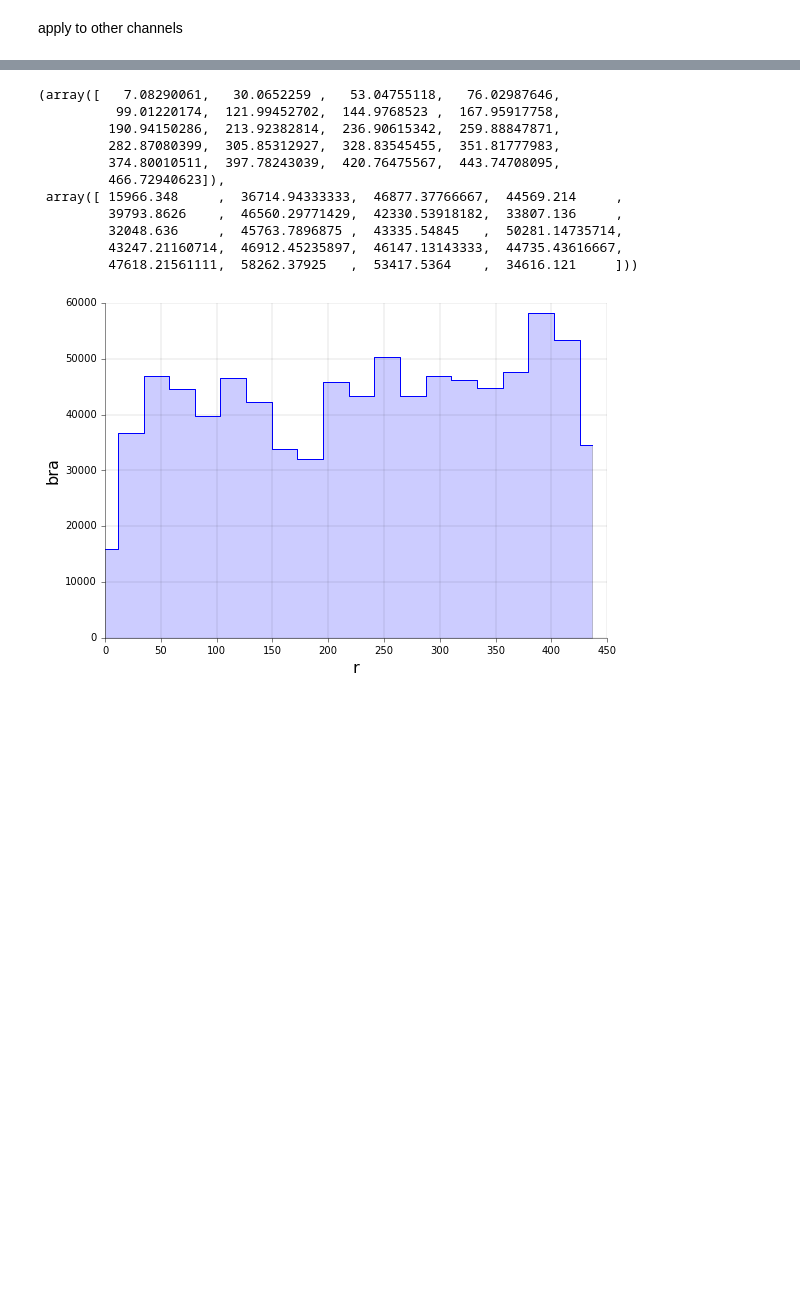
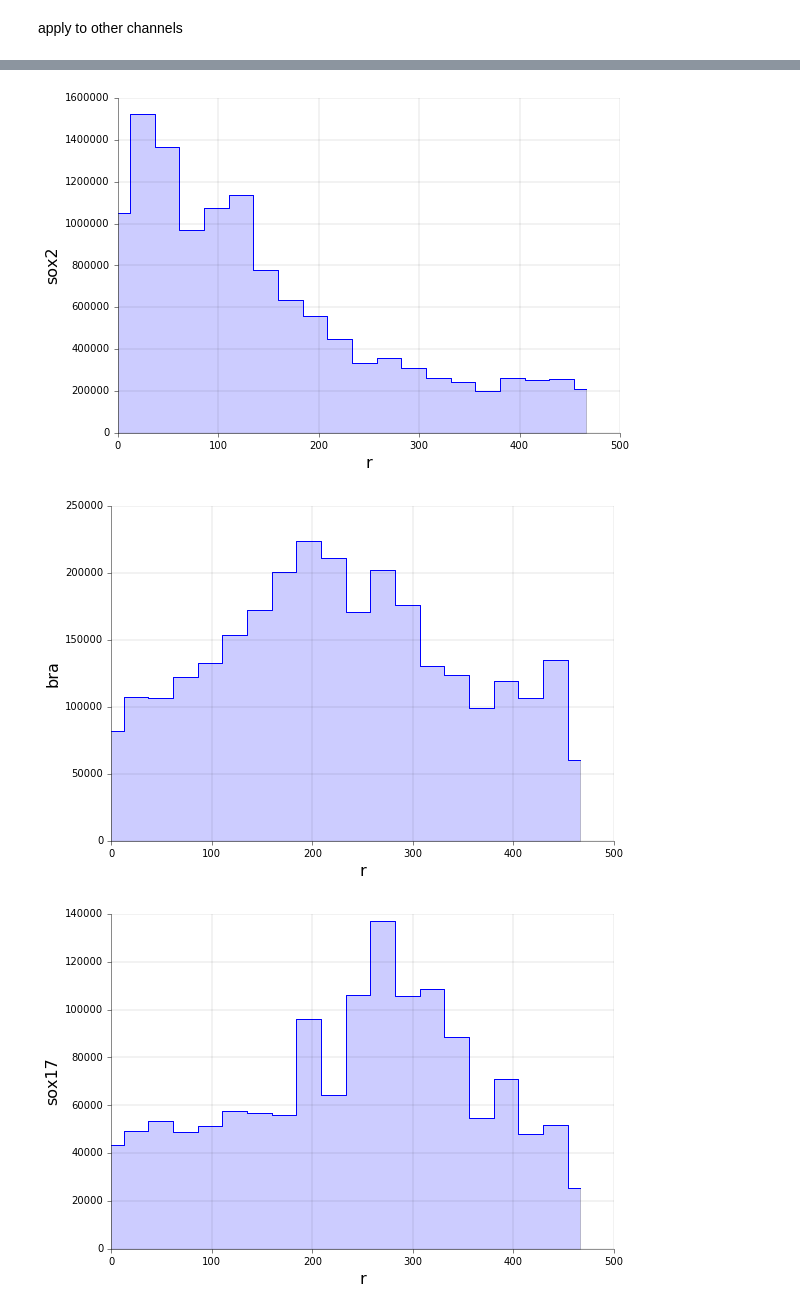
Before and after one commit to jjmetzger/stemcell_segmentation, a Jupyter notebook: watershed3d.ipynb, the cells around one changed output, grey strips where cells are left out. Drawn from its saved outputs; the diff is of its cells as text; code cells hidden in the pictures; blank space fills up the shorter version.

Commit message:
fix radial_plot

```diff
--- a/watershed3d.ipynb
+++ b/watershed3d.ipynb
@@ -15,7 +15,8 @@ from matplotlib.pylab import imshow, plot, subplots, hist, scatter, bar, step
 # %% [markdown]
 load file
 # %%
-filename = '/Users/jakob/Documents/RU/Data/ufo_min/T0127/UFO20150807_stitched001_T0127_c1.tif'
+filename = '/Users/jakob/Documents/RU/Data/ufo_min/T0162/UFO20150807_stitched001_T0162_c1.tif'
+# filename = '/Users/jakob/Documents/RU/Data/ufo_min/T0127/UFO20150807_stitched001_T0127_c1.tif'
 # filename = '/Users/jakob/Documents/RU/Data/ufo_min/T0050/UFO20150807_stitched001_T0050_c1.tif'
 # filename = '/Users/jakob/Documents/RU/Data/mouse_example/C1-Brachy_568_FoxA2_488_Cdx2_647_500um_2_filtered.tif'
 w = watershed3d.Ws3d(filename)
@@ -68,9 +70,12 @@ apply to other channels
 # filename_bra = '/Users/jakob/Documents/RU/Data/ufo_min/T0050/UFO20150807_stitched001_T0050_c2.tif'
 # filename_sox17 = '/Users/jakob/Documents/RU/Data/ufo_min/T0050/UFO20150807_stitched001_T0050_c3.tif'
 # filename_sox2 = '/Users/jakob/Documents/RU/Data/ufo_min/T0050/UFO20150807_stitched001_T0050_c4.tif'
-filename_bra = '/Users/jakob/Documents/RU/Data/ufo_min/T0127/UFO20150807_stitched001_T0127_c2.tif'
-filename_sox17 = '/Users/jakob/Documents/RU/Data/ufo_min/T0127/UFO20150807_stitched001_T0127_c3_bs.tif'
-filename_sox2 = '/Users/jakob/Documents/RU/Data/ufo_min/T0127/UFO20150807_stitched001_T0127_c4.tif'
+# filename_bra = '/Users/jakob/Documents/RU/Data/ufo_min/T0127/UFO20150807_stitched001_T0127_c2.tif'
+# filename_sox17 = '/Users/jakob/Documents/RU/Data/ufo_min/T0127/UFO20150807_stitched001_T0127_c3_bs.tif'
+# filename_sox2 = '/Users/jakob/Documents/RU/Data/ufo_min/T0127/UFO20150807_stitched001_T0127_c4.tif'
+filename_bra = '/Users/jakob/Documents/RU/Data/ufo_min/T0162/UFO20150807_stitched001_T0162_c3.tif'
+filename_sox17 = '/Users/jakob/Documents/RU/Data/ufo_min/T0162/UFO20150807_stitched001_T0162_c2.tif'
+filename_sox2 = '/Users/jakob/Documents/RU/Data/ufo_min/T0162/UFO20150807_stitched001_T0162_c4.tif'
 # %%
 s2=tiff.imread(filename_sox2)
 _,ax=subplots(1,2, figsize=(20,10))
@@ -82,4 +87,5 @@ ax[1].imshow(w.remove_background(s2,2e5)[9], cmap='viridis', origin='lower')
 # %%
 w.apply_to_channels(filename_sox2, 'sox2')
 w.apply_to_channels(filename_bra, 'bra')
+w.apply_to_channels(filename_sox17, 'sox17')
 # %% [output]
@@ -107,18 +116,11 @@ w.dot_plot('bra', colormap_cutoff=0.6)
 # %%
-w.radial_profile_per_cell('bra',20, only_selected_cells=1)
+w.radial_profile_per_cell('sox2',20, only_selected_cells=1);
+w.radial_profile_per_cell('bra',20, only_selected_cells=1);
+w.radial_profile_per_cell('sox17',20, only_selected_cells=1);
 # %% [output]
-(array([   7.08290061,   30.0652259 ,   53.04755118,   76.02987646,
-          99.01220174,  121.99452702,  144.9768523 ,  167.95917758,
-         190.94150286,  213.92382814,  236.90615342,  259.88847871,
-         282.87080399,  305.85312927,  328.83545455,  351.81777983,
-         374.80010511,  397.78243039,  420.76475567,  443.74708095,
-         466.72940623]),
- array([ 15966.348     ,  36714.94333333,  46877.37766667,  44569.214     ,
-         39793.8626    ,  46560.29771429,  42330.53918182,  33807.136     ,
-         32048.636     ,  45763.7896875 ,  43335.54845   ,  50281.14735714,
-         43247.21160714,  46912.45235897,  46147.13143333,  44735.43616667,
-         47618.21561111,  58262.37925   ,  53417.5364    ,  34616.121     ]))
-[figure, old version]
+[figure, new version]
+[figure, added]
+[figure, added]
 # %%
 r,rs = w.radial_intensity('bra', use_selected_nuclei=1, plot=False)
 fig,ax=subplots()
```
Also changed, not shown: parts of 15 cells of this notebook, 1 other file.
